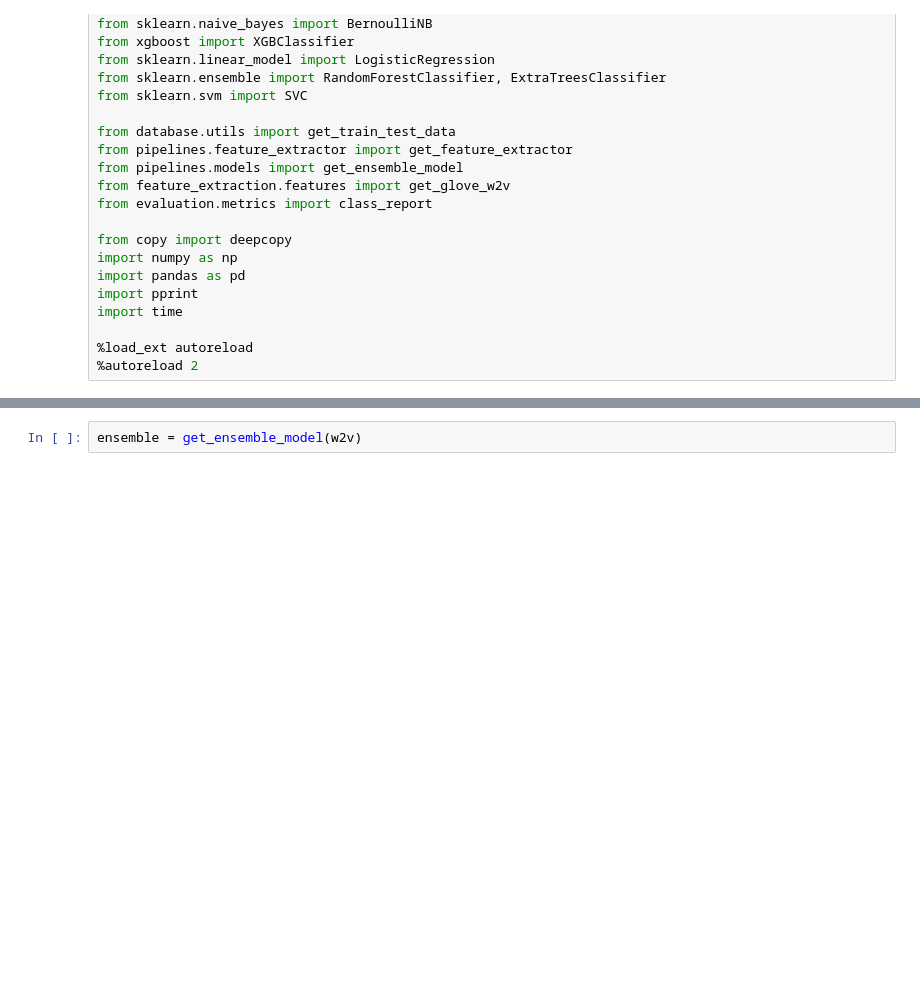
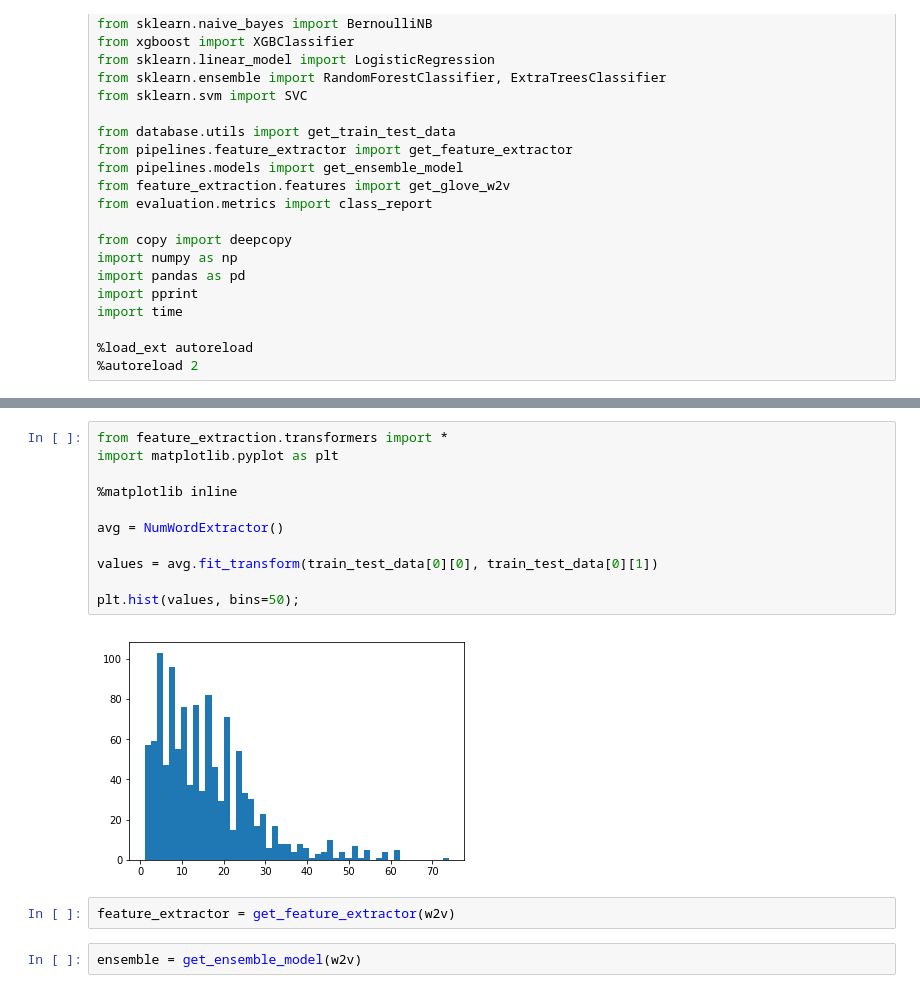
Before and after one commit to olinguyen/pass, a Jupyter notebook: notebooks/Evaluation.ipynb, the cells around one changed output, grey strips where cells are left out. Saved outputs shown, nothing was run; the diff lists cells and outputs as text; blank space fills up the shorter version.

```diff
--- a/notebooks/Evaluation.ipynb
+++ b/notebooks/Evaluation.ipynb
@@ -34,3 +32,18 @@ Found 400000 word vectors.
+# %%
+from feature_extraction.transformers import *
+import matplotlib.pyplot as plt
+
+%matplotlib inline
+
+avg = NumWordExtractor()
+
+values = avg.fit_transform(train_test_data[0][0], train_test_data[0][1])
+
+plt.hist(values, bins=50);
+# %% [output]
+[figure, added]
+# %%
+feature_extractor = get_feature_extractor(w2v)
 # %%
 ensemble = get_ensemble_model(w2v)
 # %%
```
Also changed, not shown: parts of 6 cells of this notebook, 10 other files.
